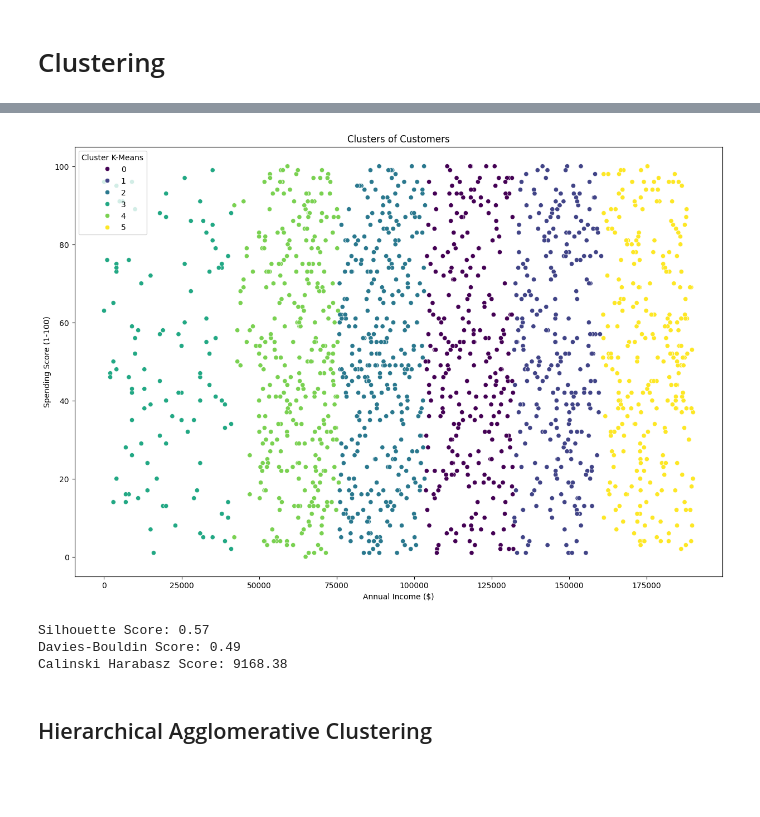
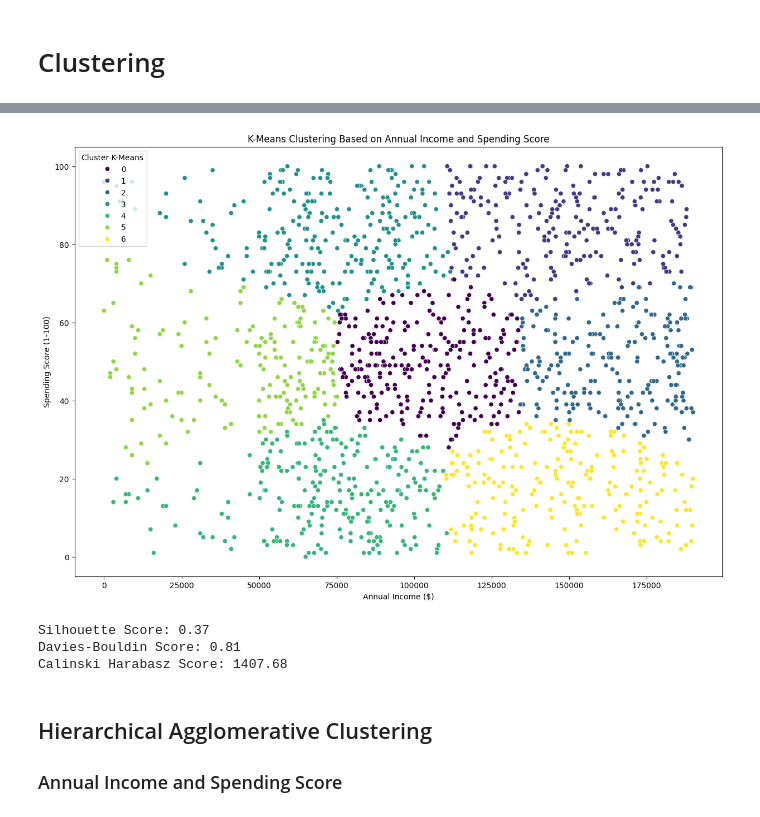
Before and after one commit to Bluxen/DA-Project2, a Jupyter notebook: 13_Shop_Customer_Data.ipynb, the cells around one changed output, grey strips where cells are left out. Saved outputs shown, nothing was run; the diff lists cells and outputs as text; code cells hidden in the pictures; blank space fills up the shorter version.

```diff
--- a/13_Shop_Customer_Data.ipynb
+++ b/13_Shop_Customer_Data.ipynb
@@ -455,3 +457,7 @@ print(customers_processed.head())
+# %%
+# scaling the data
+scaler = MinMaxScaler()
+customers_scaled = pd.DataFrame(scaler.fit_transform(customers_processed), columns=customers_processed.columns, index=customers_processed.index)
 # %% [markdown]
 # Correlation Analysis
 # %%
@@ -487,0 +479,14 @@ plt.show()
+# %%
+features = customers_scaled[['Annual Income ($)', 'Spending Score (1-100)']]
+# %%
+# calculate best number of clusters using silhouette score, davies bouldin score, and calinski harabasz score
+kmeans_silhouette_scores = []
+kmeans_davies_bouldin_scores = []
+kmeans_calinski_harabasz_scores = []
+
+for i in range(2, 11):
+    kmeans = KMeans(n_clusters=i, random_state=17, n_init=10)
+    customers_processed['Cluster K-Means'] = kmeans.fit_predict(features)
+    kmeans_silhouette_scores.append(silhouette_score(features, customers_processed['Cluster K-Means']))
+    kmeans_davies_bouldin_scores.append(davies_bouldin_score(features, customers_processed['Cluster K-Means']))
+    kmeans_calinski_harabasz_scores.append(calinski_harabasz_score(features, customers_processed['Cluster K-Means']))
@@ -488,30 +553,28 @@ plt.show()
 # %%
-# k-means clustering
-kmeans = KMeans(n_clusters=6)
-customers_processed['Cluster K-Means'] = kmeans.fit_predict(customers_processed)
+# K-Means clustering
+kmeans = KMeans(n_clusters=7, random_state=17, n_init=10)
+customers_processed['Cluster K-Means'] = kmeans.fit_predict(features)
 
-# plot clusters
+# scatter plot
 plt.figure(figsize=(15,10))
 sns.scatterplot(x='Annual Income ($)', y='Spending Score (1-100)', hue='Cluster K-Means', data=customers_processed, palette='viridis')
-plt.title('Clusters of Customers')
+plt.title('K-Means Clustering Based on Annual Income and Spending Score')
 plt.show()
 
-# silhouette score
-kmeans_silhouette_score = silhouette_score(customers_processed, customers_processed['Cluster K-Means'])
-
-# davies bouldin score
-kmeans_davies_bouldin_score = davies_bouldin_score(customers_processed, customers_processed['Cluster K-Means'])
-
-# calinski harabasz score
-kmeans_calinski_harabasz_score = calinski_harabasz_score(customers_processed, customers_processed['Cluster K-Means'])
+# evaluation metrics
+kmeans_silhouette_score = silhouette_score(features, customers_processed['Cluster K-Means'])
+kmeans_davies_bouldin_score = davies_bouldin_score(features, customers_processed['Cluster K-Means'])
+kmeans_calinski_harabasz_score = calinski_harabasz_score(features, customers_processed['Cluster K-Means'])
 
 print('Silhouette Score: {:.2f}'.format(kmeans_silhouette_score))
 print('Davies-Bouldin Score: {:.2f}'.format(kmeans_davies_bouldin_score))
 print('Calinski Harabasz Score: {:.2f}'.format(kmeans_calinski_harabasz_score))
 # %% [output]
-[figure, old version]
+[figure, new version]
-Silhouette Score: 0.57
-Davies-Bouldin Score: 0.49
-Calinski Harabasz Score: 9168.38
+Silhouette Score: 0.37
+Davies-Bouldin Score: 0.81
+Calinski Harabasz Score: 1407.68
 # %% [markdown]
 ## Hierarchical Agglomerative Clustering
+
+### Annual Income and Spending Score
```
Also changed, not shown: parts of 27 cells of this notebook.
